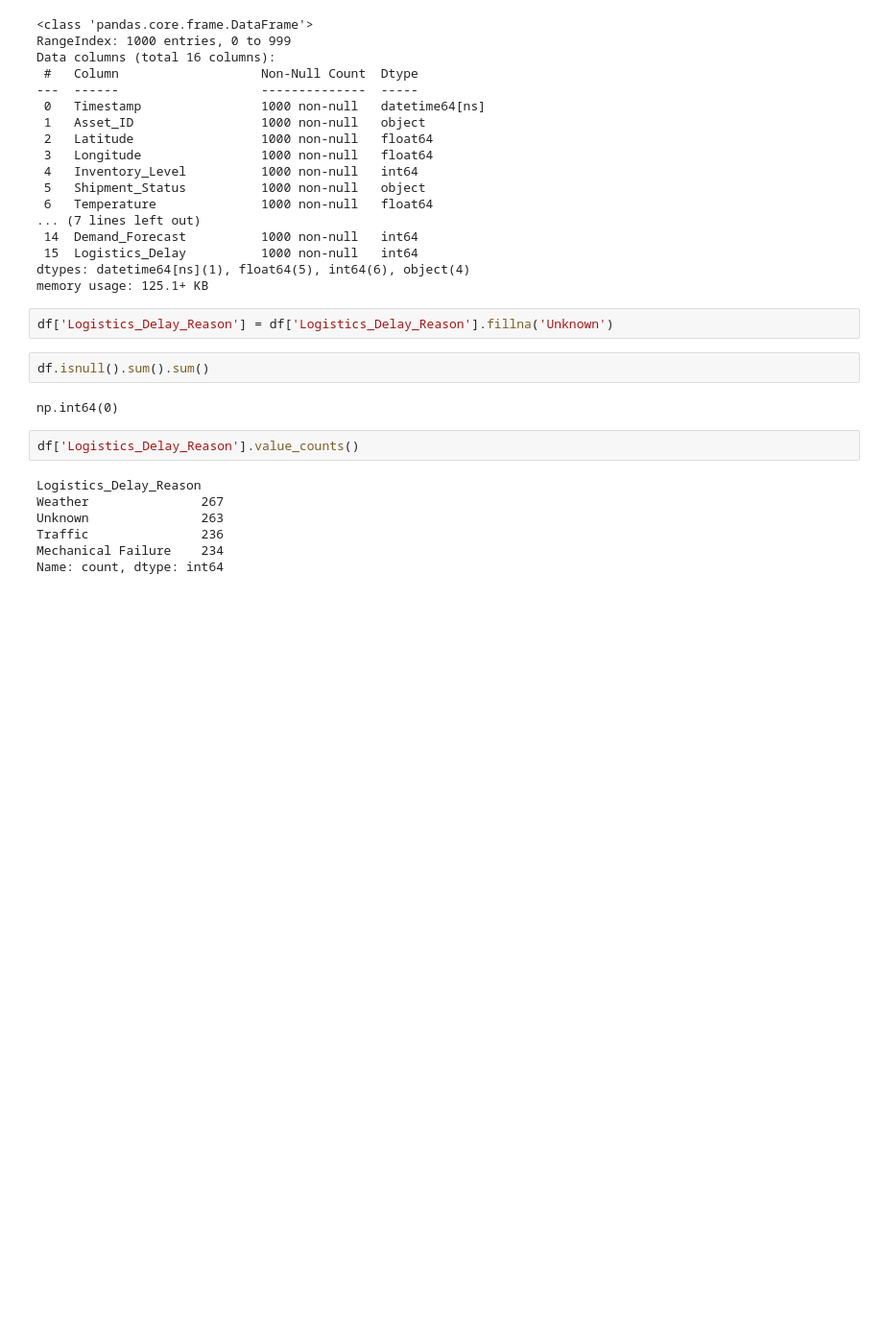
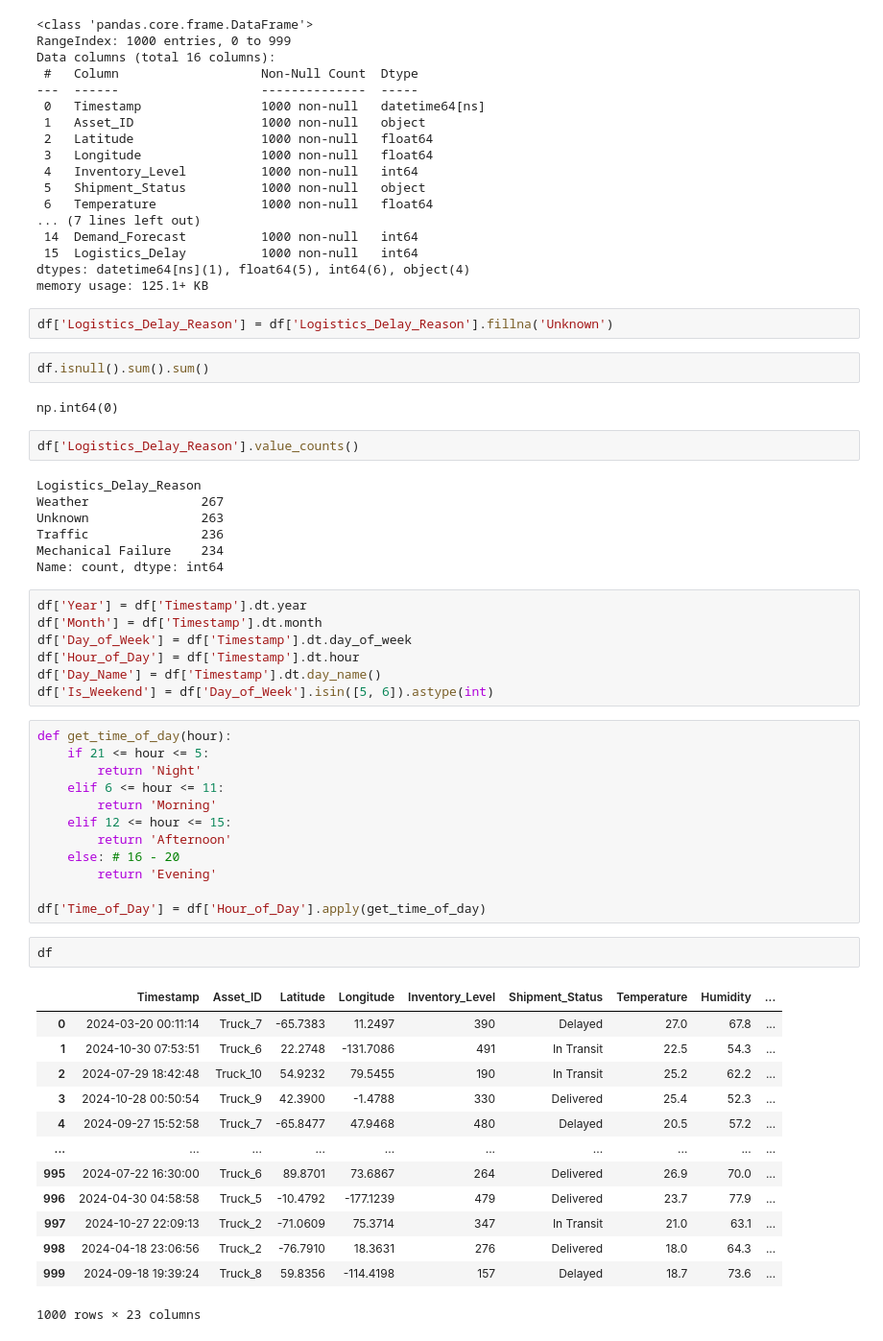
Before and after one commit to SANJAY-KRISHNA-MV/Supply-Chain-Optimization-Analytics, a Jupyter notebook: notebooks/Data_Preprocessing_and_Feature_Engineering.ipynb, the cells around one changed output. Shown: that part at 96% size. Cells and saved outputs as stored; diff of their text form; blank space fills up the shorter version.

Commit message:
did some feature engineering form the Timestamp column.

```diff
--- a/notebooks/Data_Preprocessing_and_Feature_Engineering.ipynb
+++ b/notebooks/Data_Preprocessing_and_Feature_Engineering.ipynb
@@ -49,3 +49,38 @@ Unknown               263
 Traffic               236
 Mechanical Failure    234
 Name: count, dtype: int64
+# %%
+df['Year'] = df['Timestamp'].dt.year
+df['Month'] = df['Timestamp'].dt.month
+df['Day_of_Week'] = df['Timestamp'].dt.day_of_week
+df['Hour_of_Day'] = df['Timestamp'].dt.hour
+df['Day_Name'] = df['Timestamp'].dt.day_name()
+df['Is_Weekend'] = df['Day_of_Week'].isin([5, 6]).astype(int)
+# %%
+def get_time_of_day(hour):
+    if 21 <= hour <= 5:
+        return 'Night'
+    elif 6 <= hour <= 11:
+        return 'Morning'
+    elif 12 <= hour <= 15:
+        return 'Afternoon'
+    else: # 16 - 20
+        return 'Evening'
+
+df['Time_of_Day'] = df['Hour_of_Day'].apply(get_time_of_day)
+# %%
+df
+# %% [output]
+|  | Timestamp | Asset_ID | Latitude | Longitude | Inventory_Level | Shipment_Status | Temperature | Humidity | ... |
+| 0 | 2024-03-20 00:11:14 | Truck_7 | -65.7383 | 11.2497 | 390 | Delayed | 27.0 | 67.8 | ... |
+| 1 | 2024-10-30 07:53:51 | Truck_6 | 22.2748 | -131.7086 | 491 | In Transit | 22.5 | 54.3 | ... |
+| 2 | 2024-07-29 18:42:48 | Truck_10 | 54.9232 | 79.5455 | 190 | In Transit | 25.2 | 62.2 | ... |
+| 3 | 2024-10-28 00:50:54 | Truck_9 | 42.3900 | -1.4788 | 330 | Delivered | 25.4 | 52.3 | ... |
+| 4 | 2024-09-27 15:52:58 | Truck_7 | -65.8477 | 47.9468 | 480 | Delayed | 20.5 | 57.2 | ... |
+| ... | ... | ... | ... | ... | ... | ... | ... | ... | ... |
+| 995 | 2024-07-22 16:30:00 | Truck_6 | 89.8701 | 73.6867 | 264 | Delivered | 26.9 | 70.0 | ... |
+| 996 | 2024-04-30 04:58:58 | Truck_5 | -10.4792 | -177.1239 | 479 | Delivered | 23.7 | 77.9 | ... |
+| 997 | 2024-10-27 22:09:13 | Truck_2 | -71.0609 | 75.3714 | 347 | In Transit | 21.0 | 63.1 | ... |
+| 998 | 2024-04-18 23:06:56 | Truck_2 | -76.7910 | 18.3631 | 276 | Delivered | 18.0 | 64.3 | ... |
+| 999 | 2024-09-18 19:39:24 | Truck_8 | 59.8356 | -114.4198 | 157 | Delayed | 18.7 | 73.6 | ... |
+1000 rows × 23 columns
```
Also changed, not shown: parts of 2 cells of this notebook.
